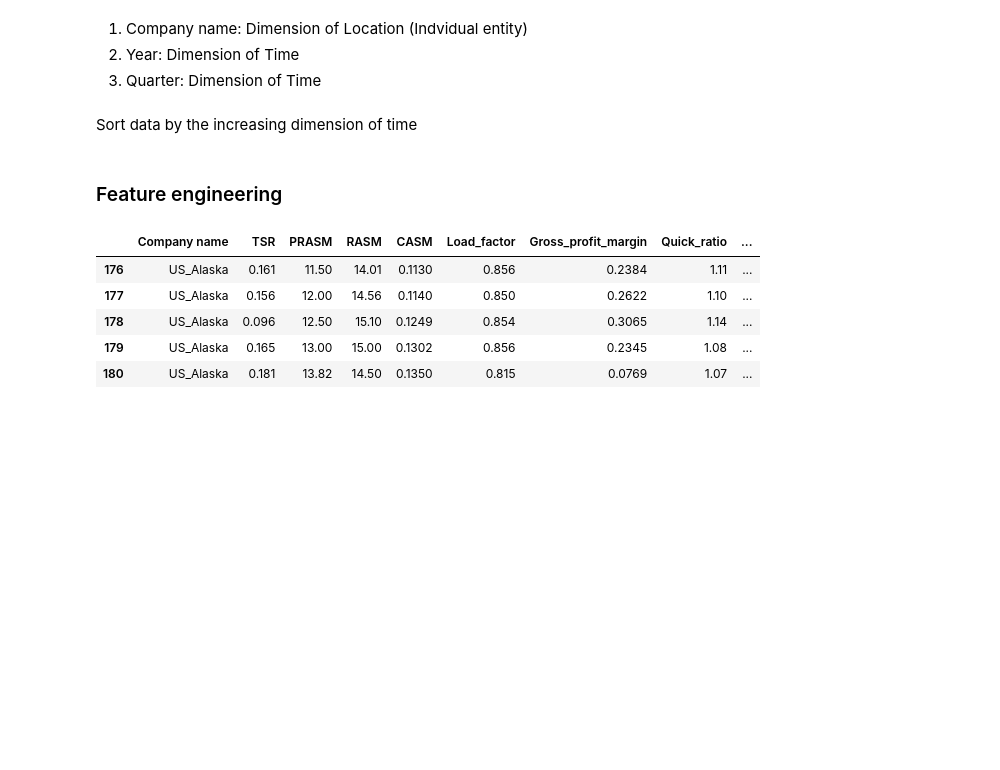
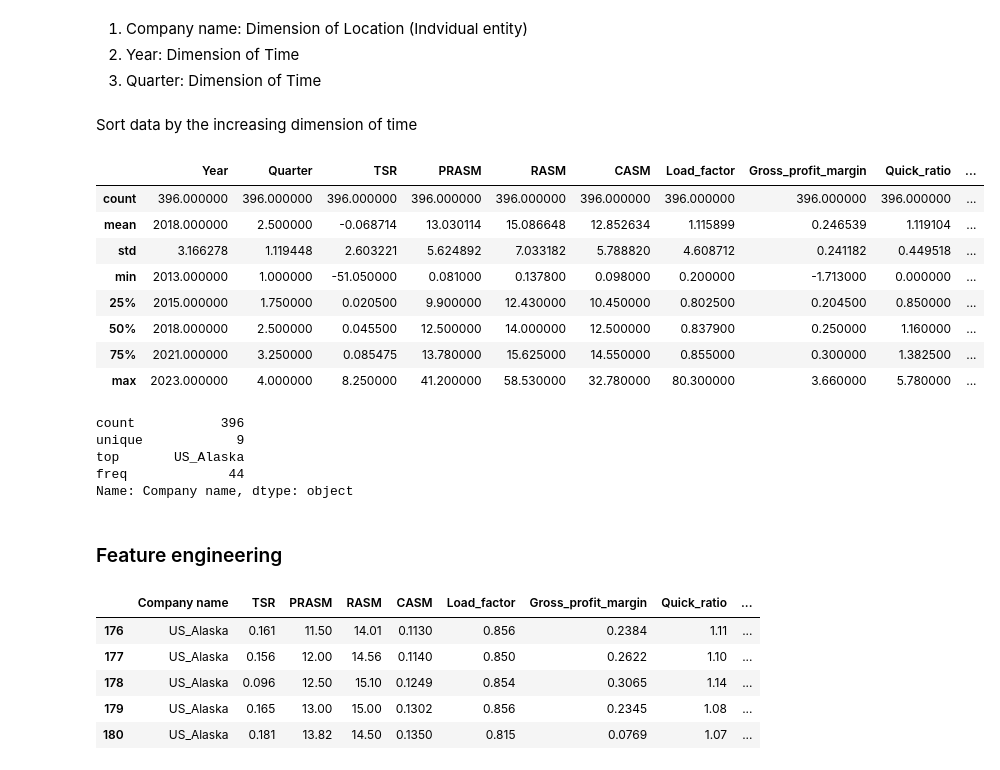
Before and after one commit to Bathurst7/dss, a Jupyter notebook: exploratory_data_analytics.ipynb, the cells around one changed output. Saved outputs shown, nothing was run; the diff lists cells and outputs as text; code cells hidden in the pictures; blank space fills up the shorter version.

```diff
--- a/exploratory_data_analytics.ipynb
+++ b/exploratory_data_analytics.ipynb
@@ -61,6 +61,26 @@ memory usage: 40.3+ KB
 Sort data by the increasing dimension of time
 # %%
 df = df.sort_values(by=["Company name", "Year", "Quarter"])
+# %%
+df.describe()
+# %% [output]
+|  | Year | Quarter | TSR | PRASM | RASM | CASM | Load_factor | Gross_profit_margin | Quick_ratio | ... |
+| count | 396.000000 | 396.000000 | 396.000000 | 396.000000 | 396.000000 | 396.000000 | 396.000000 | 396.000000 | 396.000000 | ... |
+| mean | 2018.000000 | 2.500000 | -0.068714 | 13.030114 | 15.086648 | 12.852634 | 1.115899 | 0.246539 | 1.119104 | ... |
+| std | 3.166278 | 1.119448 | 2.603221 | 5.624892 | 7.033182 | 5.788820 | 4.608712 | 0.241182 | 0.449518 | ... |
+| min | 2013.000000 | 1.000000 | -51.050000 | 0.081000 | 0.137800 | 0.098000 | 0.200000 | -1.713000 | 0.000000 | ... |
+| 25% | 2015.000000 | 1.750000 | 0.020500 | 9.900000 | 12.430000 | 10.450000 | 0.802500 | 0.204500 | 0.850000 | ... |
+| 50% | 2018.000000 | 2.500000 | 0.045500 | 12.500000 | 14.000000 | 12.500000 | 0.837900 | 0.250000 | 1.160000 | ... |
+| 75% | 2021.000000 | 3.250000 | 0.085475 | 13.780000 | 15.625000 | 14.550000 | 0.855000 | 0.300000 | 1.382500 | ... |
+| max | 2023.000000 | 4.000000 | 8.250000 | 41.200000 | 58.530000 | 32.780000 | 80.300000 | 3.660000 | 5.780000 | ... |
+# %%
+df["Company name"].describe()
+# %% [output]
+count           396
+unique            9
+top       US_Alaska
+freq             44
+Name: Company name, dtype: object
 # %% [markdown]
 ### Feature engineering
 # %%
```
Also changed, not shown: parts of 1 cell of this notebook.
